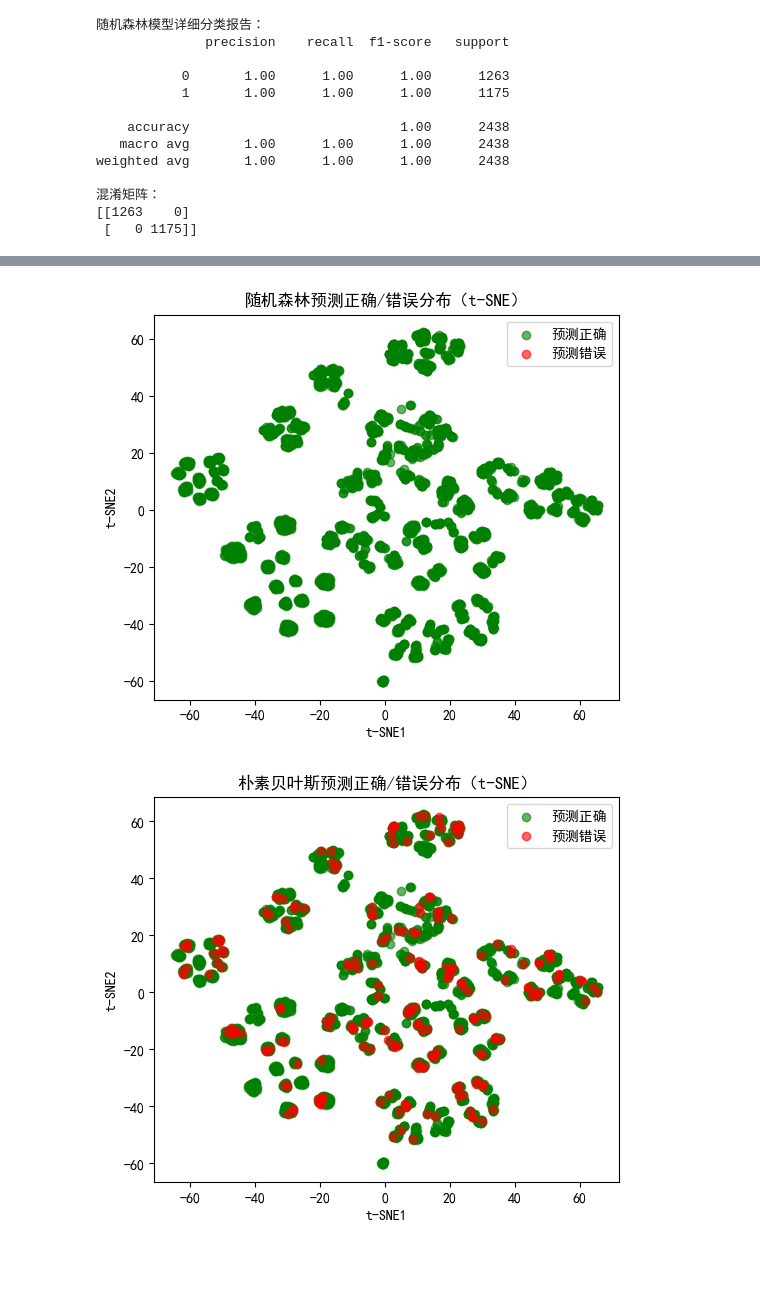
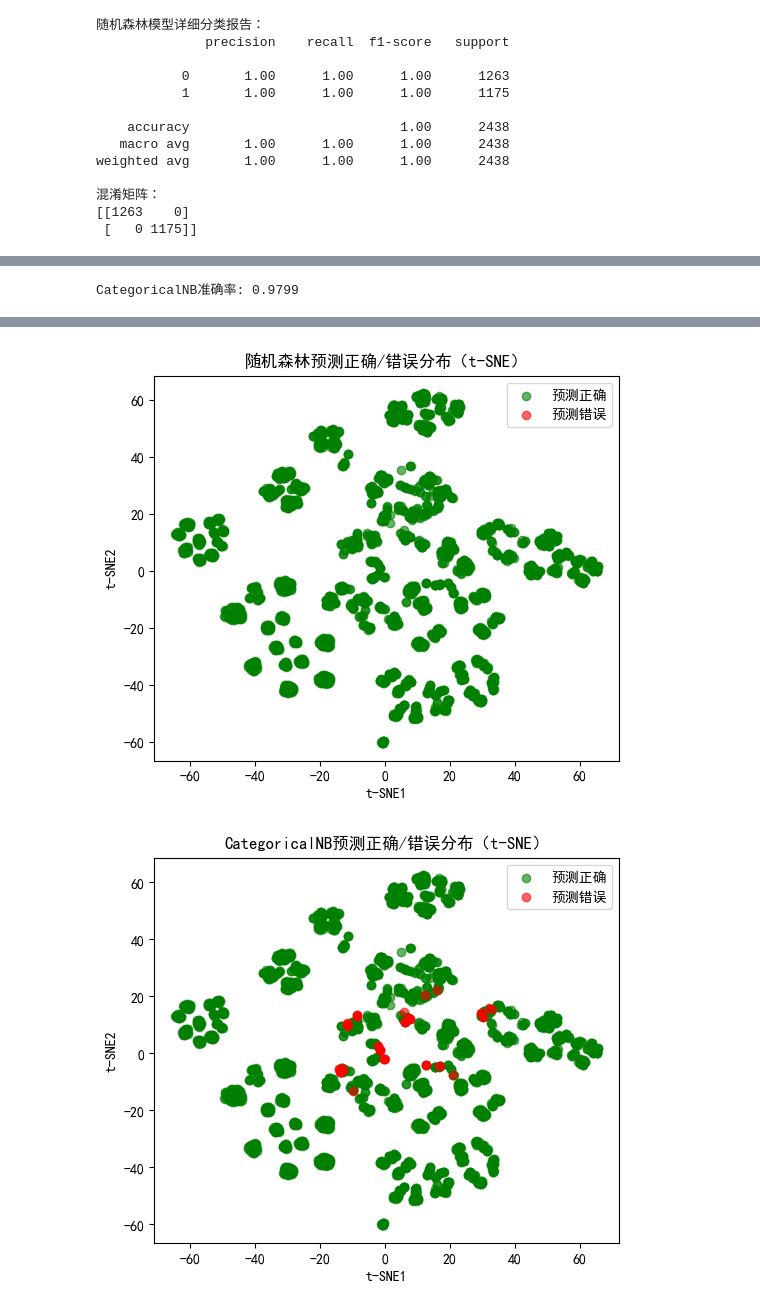
Before and after one commit to Hastur0518/NIS3317, a Jupyter notebook: NIS3317.ipynb, the cells around one changed output, grey strips where cells are left out. Cells and saved outputs as stored; diff of their text form; code cells hidden in the pictures; blank space fills up the shorter version.

```diff
--- a/NIS3317.ipynb
+++ b/NIS3317.ipynb
@@ -21,7 +21,7 @@ for col in df_encoded.columns:
 X = df_encoded.drop('poisonous', axis=1)
 y = df_encoded['poisonous']
 
-X_train, X_test, y_train, y_test = train_test_split(
+X_train, X_test, y_train, test_y = train_test_split(
     X, y, test_size=0.3, random_state=42, stratify=y)
 # %% [output]
 The behavior will change in pandas 3.0. This inplace method will never work because the intermediate object on which we are setting values always behaves as a copy.
@@ -194,3 +117,16 @@ The accuracy of Testset is: 91.51%
+# %%
+from sklearn.naive_bayes import CategoricalNB
+
+X_train, X_test, y_train, test_y = train_test_split(
+    X, y, test_size=0.3, random_state=42, stratify=y)
+
+clf = CategoricalNB(alpha=0.1)  # 可尝试不同alpha
+clf.fit(X_train, y_train)
+y_pred_CNB = clf.predict(X_test)
+acc = accuracy_score(test_y, y_pred_CNB)
+print(f'CategoricalNB准确率: {acc:.4f}')
+# %% [output]
+CategoricalNB准确率: 0.9799
 # %%
 import matplotlib.pyplot as plt
 import numpy as np
@@ -205,7 +141,7 @@ plt.rcParams['axes.unicode_minus']=False #用来正常显示负号
 
 # 1. 原始标签分布
 plt.figure(figsize=(6, 5))
-plt.scatter(X_tsne[:, 0], X_tsne[:, 1], c=y_test, cmap='coolwarm', alpha=0.7)
+plt.scatter(X_tsne[:, 0], X_tsne[:, 1], c=test_y, cmap='coolwarm', alpha=0.7)
 plt.title('原始标签分布（t-SNE）')
 plt.xlabel('t-SNE1')
 plt.ylabel('t-SNE2')
@@ -213,7 +149,7 @@ plt.colorbar(label='类别')
 plt.show()
 
 # 2. 决策树预测正确/错误分布
-correct = (y_test == y_pred_tree)
+correct = (test_y == y_pred_tree)
 plt.figure(figsize=(6, 5))
 plt.scatter(X_tsne[correct, 0], X_tsne[correct, 1], c='g', label='预测正确', alpha=0.6)
 plt.scatter(X_tsne[~correct, 0], X_tsne[~correct, 1], c='r', label='预测错误', alpha=0.6)
@@ -224,40 +160,40 @@ plt.legend()
 plt.show()
 
 # 3. 逻辑回归预测正确/错误分布
-correct = (y_test == y_pred_lr)
+correct = (test_y == y_pred_lr)
 plt.figure(figsize=(6, 5))
 plt.scatter(X_tsne[correct, 0], X_tsne[correct, 1], c='g', label='预测正确', alpha=0.6)
 plt.scatter(X_tsne[~correct, 0], X_tsne[~correct, 1], c='r', label='预测错误', alpha=0.6)
 plt.title('逻辑回归预测正确/错误分布（t-SNE）')
 plt.xlabel('t-SNE1')
 plt.ylabel('t-SNE2')
 plt.legend()
 plt.show()
 
 # 4. 随机森林预测正确/错误分布
-correct = (y_test == y_pred_rf)
+correct = (test_y == y_pred_rf)
 plt.figure(figsize=(6, 5))
 plt.scatter(X_tsne[correct, 0], X_tsne[correct, 1], c='g', label='预测正确', alpha=0.6)
 plt.scatter(X_tsne[~correct, 0], X_tsne[~correct, 1], c='r', label='预测错误', alpha=0.6)
 plt.title('随机森林预测正确/错误分布（t-SNE）')
 plt.xlabel('t-SNE1')
 plt.ylabel('t-SNE2')
 plt.legend()
 plt.show()
 
 # 5. 朴素贝叶斯预测正确/错误分布
-correct = (test_y == y_predict_bayes)
+correct = (test_y == y_pred_CNB)
 plt.figure(figsize=(6, 5))
 plt.scatter(X_tsne[correct, 0], X_tsne[correct, 1], c='g', label='预测正确', alpha=0.6)
 plt.scatter(X_tsne[~correct, 0], X_tsne[~correct, 1], c='r', label='预测错误', alpha=0.6)
-plt.title('朴素贝叶斯预测正确/错误分布（t-SNE）')
+plt.title('CategoricalNB预测正确/错误分布（t-SNE）')
 plt.xlabel('t-SNE1')
 plt.ylabel('t-SNE2')
 plt.legend()
 plt.show()
 # %% [output]
 [figure]
 [figure]
 [figure]
 [figure]
-[figure, old version]
+[figure, new version]
```
Also changed, not shown: parts of 8 cells of this notebook.
